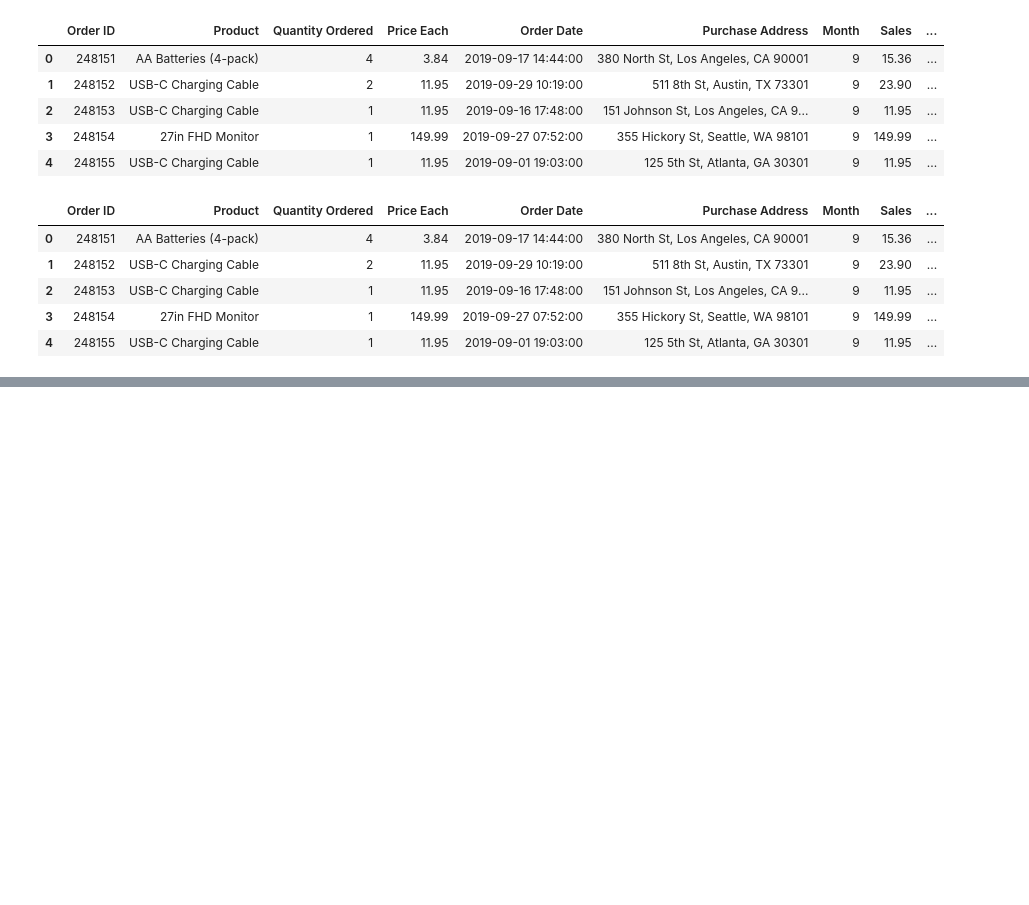
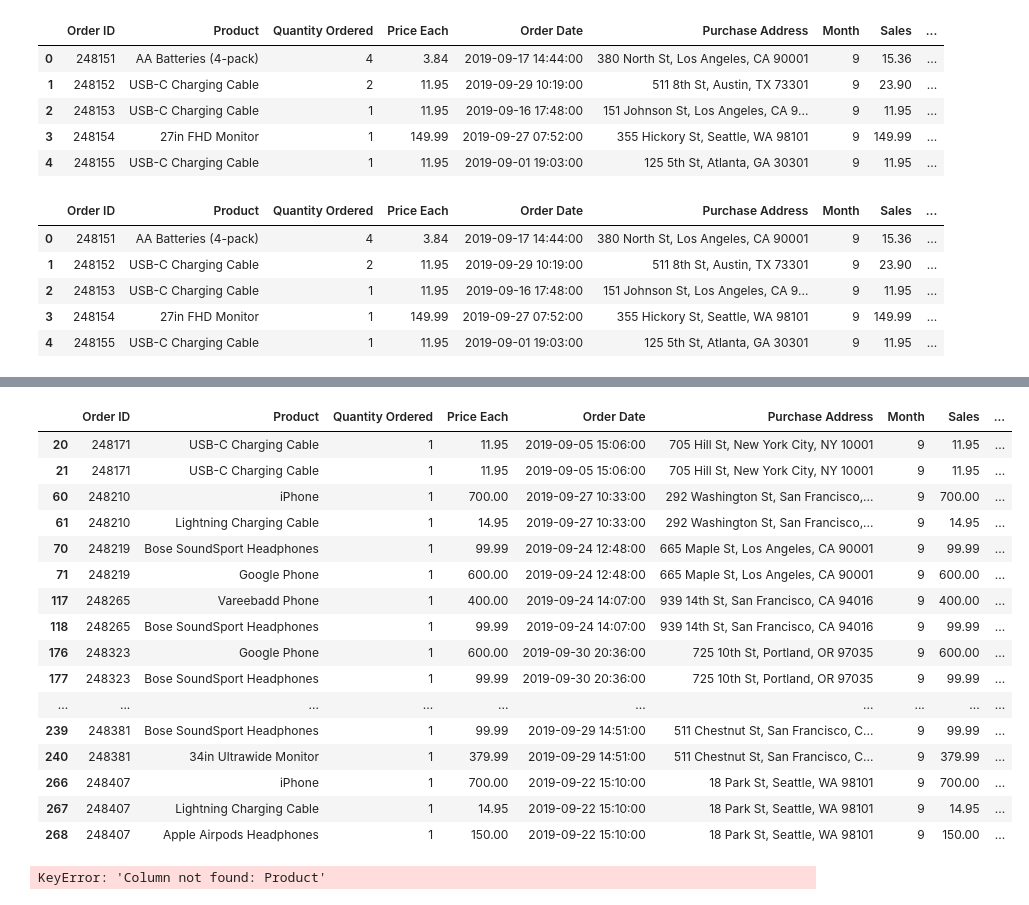
Before and after one commit to decipher07/Sales-Analysis, a Jupyter notebook: Sales_Analysis .ipynb, the cells around one changed output, grey strips where cells are left out. Cells and saved outputs as stored; diff of their text form; code cells hidden in the pictures; blank space fills up the shorter version.

Commit message:
Fixing Duplicates

```diff
--- a/Sales_Analysis .ipynb
+++ b/Sales_Analysis .ipynb
@@ -262,0 +267,28 @@ plt.show()
+# %%
+df = all_data[all_data['Order ID'].duplicated(keep=False)]
+
+df.head(20)
+# %% [output]
+|  | Order ID | Product | Quantity Ordered | Price Each | Order Date | Purchase Address | Month | Sales | ... |
+| 20 | 248171 | USB-C Charging Cable | 1 | 11.95 | 2019-09-05 15:06:00 | 705 Hill St, New York City, NY 10001 | 9 | 11.95 | ... |
+| 21 | 248171 | USB-C Charging Cable | 1 | 11.95 | 2019-09-05 15:06:00 | 705 Hill St, New York City, NY 10001 | 9 | 11.95 | ... |
+| 60 | 248210 | iPhone | 1 | 700.00 | 2019-09-27 10:33:00 | 292 Washington St, San Francisco,... | 9 | 700.00 | ... |
+| 61 | 248210 | Lightning Charging Cable | 1 | 14.95 | 2019-09-27 10:33:00 | 292 Washington St, San Francisco,... | 9 | 14.95 | ... |
+| 70 | 248219 | Bose SoundSport Headphones | 1 | 99.99 | 2019-09-24 12:48:00 | 665 Maple St, Los Angeles, CA 90001 | 9 | 99.99 | ... |
+| 71 | 248219 | Google Phone | 1 | 600.00 | 2019-09-24 12:48:00 | 665 Maple St, Los Angeles, CA 90001 | 9 | 600.00 | ... |
+| 117 | 248265 | Vareebadd Phone | 1 | 400.00 | 2019-09-24 14:07:00 | 939 14th St, San Francisco, CA 94016 | 9 | 400.00 | ... |
+| 118 | 248265 | Bose SoundSport Headphones | 1 | 99.99 | 2019-09-24 14:07:00 | 939 14th St, San Francisco, CA 94016 | 9 | 99.99 | ... |
+| 176 | 248323 | Google Phone | 1 | 600.00 | 2019-09-30 20:36:00 | 725 10th St, Portland, OR 97035 | 9 | 600.00 | ... |
+| 177 | 248323 | Bose SoundSport Headphones | 1 | 99.99 | 2019-09-30 20:36:00 | 725 10th St, Portland, OR 97035 | 9 | 99.99 | ... |
+| ... | ... | ... | ... | ... | ... | ... | ... | ... | ... |
+| 239 | 248381 | Bose SoundSport Headphones | 1 | 99.99 | 2019-09-29 14:51:00 | 511 Chestnut St, San Francisco, C... | 9 | 99.99 | ... |
+| 240 | 248381 | 34in Ultrawide Monitor | 1 | 379.99 | 2019-09-29 14:51:00 | 511 Chestnut St, San Francisco, C... | 9 | 379.99 | ... |
+| 266 | 248407 | iPhone | 1 | 700.00 | 2019-09-22 15:10:00 | 18 Park St, Seattle, WA 98101 | 9 | 700.00 | ... |
+| 267 | 248407 | Lightning Charging Cable | 1 | 14.95 | 2019-09-22 15:10:00 | 18 Park St, Seattle, WA 98101 | 9 | 14.95 | ... |
+| 268 | 248407 | Apple Airpods Headphones | 1 | 150.00 | 2019-09-22 15:10:00 | 18 Park St, Seattle, WA 98101 | 9 | 150.00 | ... |
+# %%
+df['Grouped'] = df.groupby('Order ID')['Product'].transform(lambda x: ','.join(x))
+
+df = df[['Order ID', 'Grouped']].drop_duplicates()
+# %% [output]
+KeyError: 'Column not found: Product'
```
Also changed, not shown: parts of 3 cells of this notebook.
